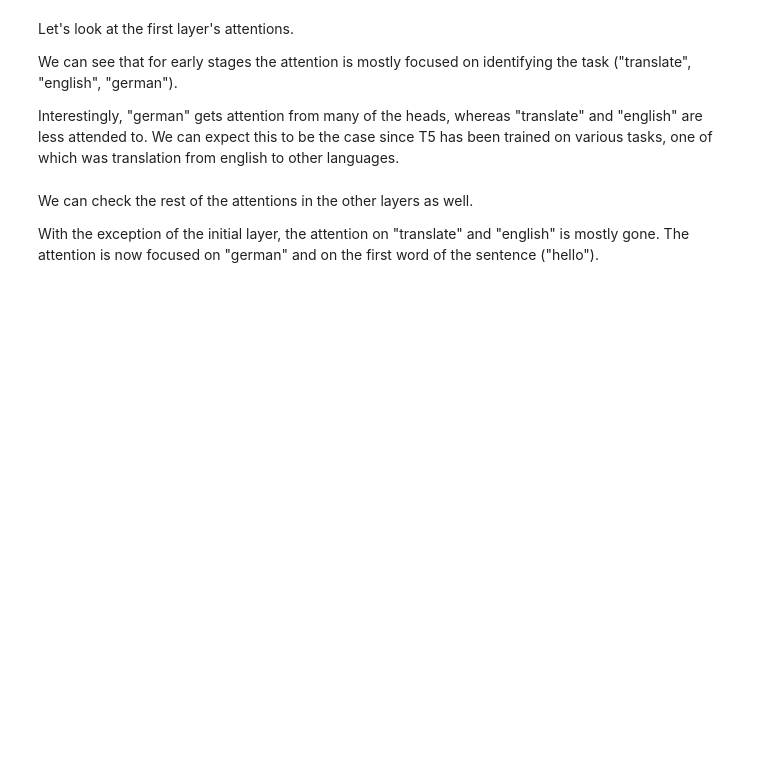
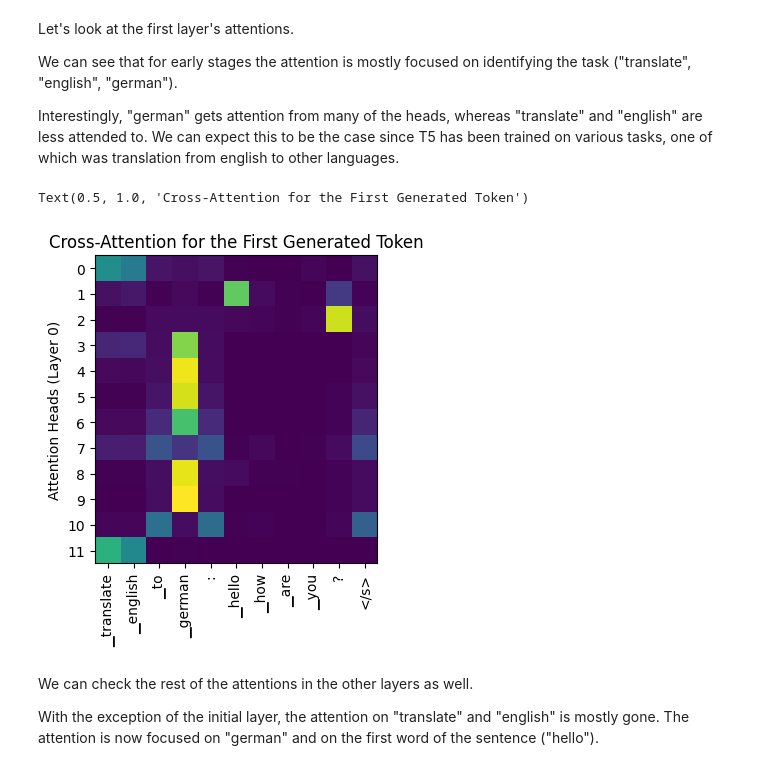
Before and after one commit to leilaalizadeh/LLMlabs, a Jupyter notebook: lab02/text-01-t5.ipynb, the cells around one changed output. Drawn from its saved outputs; the diff is of its cells as text; code cells hidden in the pictures; blank space fills up the shorter version.

```diff
--- a/lab02/text-01-t5.ipynb
+++ b/lab02/text-01-t5.ipynb
@@ -729,8 +736,8 @@ input_sentence = "translate english to german: hello how are you?"
 tokens = tokenizer(input_sentence, return_tensors="pt")
 
 #TODO: create the token for the decoder input (start with the <pad> token -> tokenizer.pad_token_id)
-decoder_input_ids = torch.tensor(...)
+decoder_input_ids = torch.tensor([[tokenizer.pad_token_id]])
 
 #TODO: use the model to generate the output putting the decoder_input_ids as the first token (decoder_input_ids=decoder_input_ids)
-output = ...
+output = model(**tokens, decoder_input_ids=decoder_input_ids)
 print(output.keys())
@@ -769,3 +828,22 @@ ax.set_xticks(range(len(input_tokens)), input_tokens, rotation=90);
+# %%
+fig, ax = plt.subplots(figsize=(4,4))
+ax.imshow(output.cross_attentions[0][0, :, 0].detach().numpy())
+input_tokens = tokenizer.tokenize(input_sentence) + [ "</s>" ]
+ax.set_xticks(range(len(input_tokens)), input_tokens, rotation=90);
+
+ax.set_yticks(range(12))
+ax.set_ylabel("Attention Heads (Layer 0)")
+ax.set_title("Cross-Attention for the First Generated Token")
+
+# The Y-Axis (Heads): Each row represents one of the 12 attention heads in Layer 0.
+
+# A bright/hot spot (usually yellow/white depending on the default colormap) means:
+# "When generating this first word, Head X was paying massive attention to this specific input word."
+
+# A dark spot (purple/blue) means the head ignored that word completely.
+# %% [output]
+Text(0.5, 1.0, 'Cross-Attention for the First Generated Token')
+[figure, added]
 # %% [markdown]
 We can check the rest of the attentions in the other layers as well.
 
```
Also changed, not shown: parts of 16 cells of this notebook.
